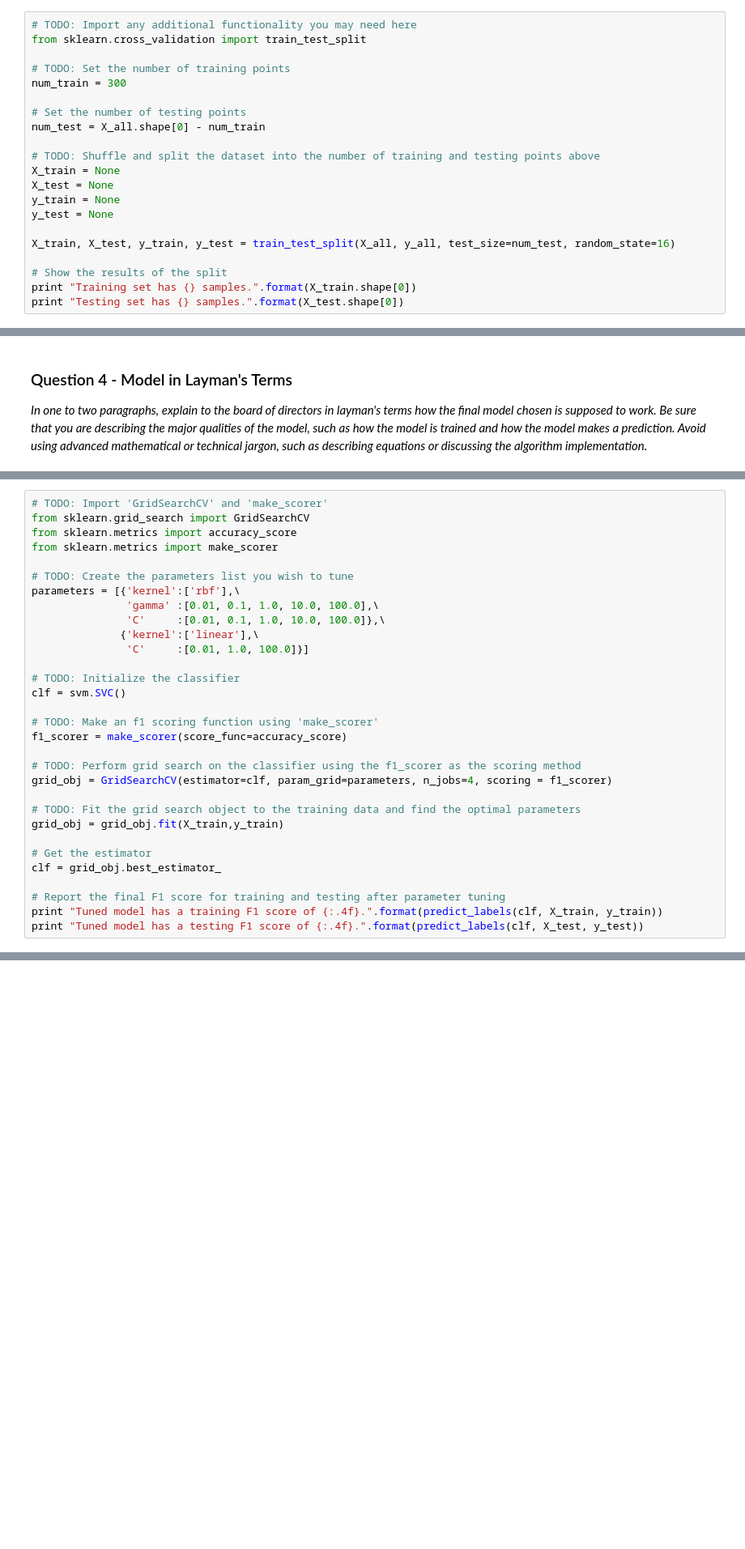
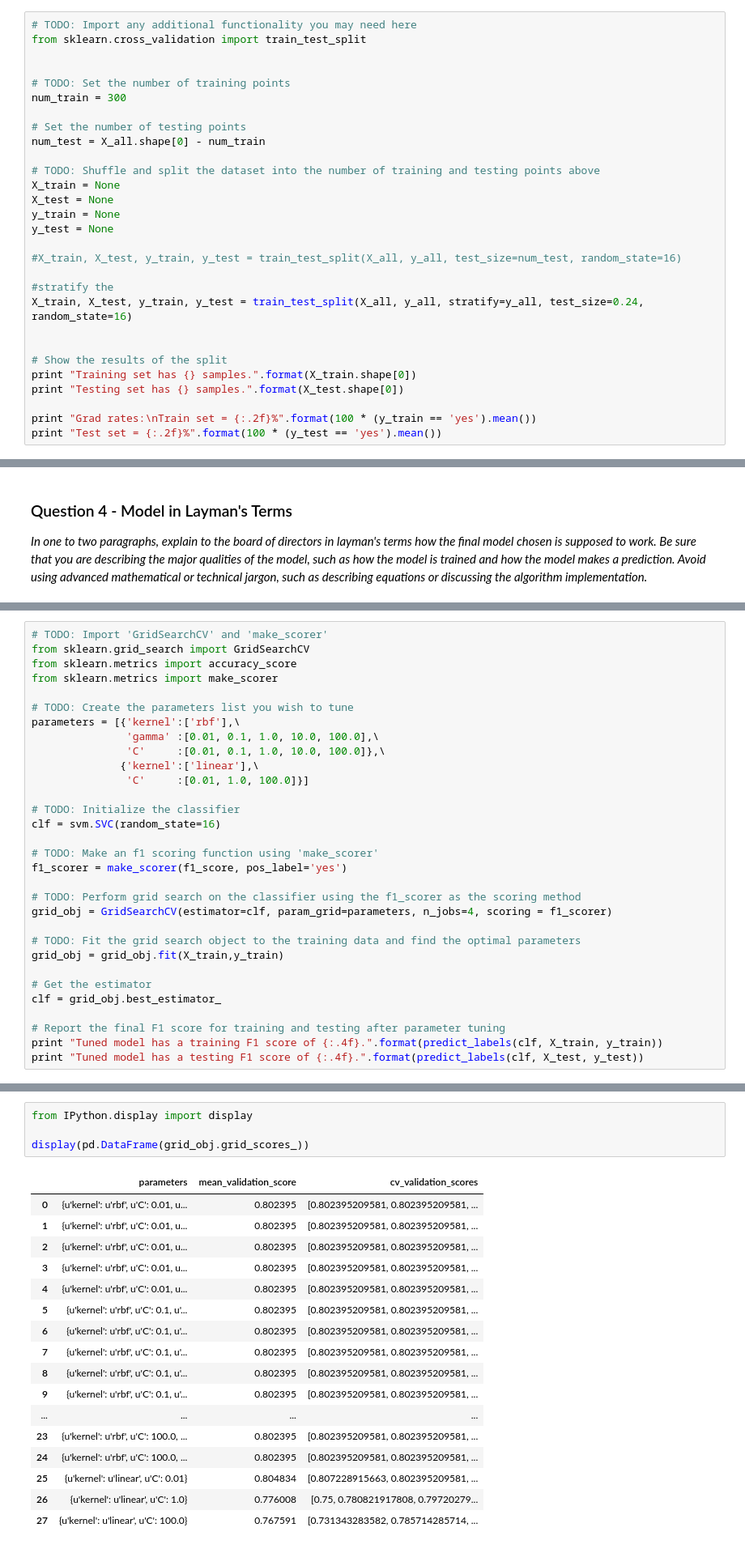
Before and after one commit to clos000/Student-Intervention, a Jupyter notebook: student_intervention.ipynb, the cells around one changed output, grey strips where cells are left out. Shown at 81% size. Saved outputs shown, nothing was run; the diff lists cells and outputs as text; blank space fills up the shorter version.

```diff
--- a/student_intervention.ipynb
+++ b/student_intervention.ipynb
@@ -163,6 +163,7 @@ So far, we have converted all _categorical_ features into numeric values. For th
 # %%
 # TODO: Import any additional functionality you may need here
 from sklearn.cross_validation import train_test_split
+
 
 # TODO: Set the number of training points
 num_train = 300
@@ -176,11 +177,18 @@ X_test = None
 y_train = None
 y_test = None
 
-X_train, X_test, y_train, y_test = train_test_split(X_all, y_all, test_size=num_test, random_state=16)
+#X_train, X_test, y_train, y_test = train_test_split(X_all, y_all, test_size=num_test, random_state=16)
+
+#stratify the
+X_train, X_test, y_train, y_test = train_test_split(X_all, y_all, stratify=y_all, test_size=0.24, random_state=16)
+
 
 # Show the results of the split
 print "Training set has {} samples.".format(X_train.shape[0])
 print "Testing set has {} samples.".format(X_test.shape[0])
+
+print "Grad rates:\nTrain set = {:.2f}%".format(100 * (y_train == 'yes').mean())
+print "Test set = {:.2f}%".format(100 * (y_test == 'yes').mean())
 # %% [output]
 Training set has 300 samples.
 Testing set has 95 samples.
@@ -389,10 +407,10 @@ parameters = [{'kernel':['rbf'],\
                'C'     :[0.01, 1.0, 100.0]}]
 
 # TODO: Initialize the classifier
-clf = svm.SVC()
+clf = svm.SVC(random_state=16)
 
 # TODO: Make an f1 scoring function using 'make_scorer'
-f1_scorer = make_scorer(score_func=accuracy_score)
+f1_scorer = make_scorer(f1_score, pos_label='yes')
 
 # TODO: Perform grid search on the classifier using the f1_scorer as the scoring method
 grid_obj = GridSearchCV(estimator=clf, param_grid=parameters, n_jobs=4, scoring = f1_scorer)
@@ -414,3 +432,25 @@ Tuned model has a testing F1 score of 0.8333.
+# %%
+from IPython.display import display
+
+display(pd.DataFrame(grid_obj.grid_scores_))
+# %% [output]
+|  | parameters | mean_validation_score | cv_validation_scores |
+| 0 | {u'kernel': u'rbf', u'C': 0.01, u... | 0.802395 | [0.802395209581, 0.802395209581, ... |
+| 1 | {u'kernel': u'rbf', u'C': 0.01, u... | 0.802395 | [0.802395209581, 0.802395209581, ... |
+| 2 | {u'kernel': u'rbf', u'C': 0.01, u... | 0.802395 | [0.802395209581, 0.802395209581, ... |
+| 3 | {u'kernel': u'rbf', u'C': 0.01, u... | 0.802395 | [0.802395209581, 0.802395209581, ... |
+| 4 | {u'kernel': u'rbf', u'C': 0.01, u... | 0.802395 | [0.802395209581, 0.802395209581, ... |
+| 5 | {u'kernel': u'rbf', u'C': 0.1, u'... | 0.802395 | [0.802395209581, 0.802395209581, ... |
+| 6 | {u'kernel': u'rbf', u'C': 0.1, u'... | 0.802395 | [0.802395209581, 0.802395209581, ... |
+| 7 | {u'kernel': u'rbf', u'C': 0.1, u'... | 0.802395 | [0.802395209581, 0.802395209581, ... |
+| 8 | {u'kernel': u'rbf', u'C': 0.1, u'... | 0.802395 | [0.802395209581, 0.802395209581, ... |
+| 9 | {u'kernel': u'rbf', u'C': 0.1, u'... | 0.802395 | [0.802395209581, 0.802395209581, ... |
+| ... | ... | ... | ... |
+| 23 | {u'kernel': u'rbf', u'C': 100.0, ... | 0.802395 | [0.802395209581, 0.802395209581, ... |
+| 24 | {u'kernel': u'rbf', u'C': 100.0, ... | 0.802395 | [0.802395209581, 0.802395209581, ... |
+| 25 | {u'kernel': u'linear', u'C': 0.01} | 0.804834 | [0.807228915663, 0.802395209581, ... |
+| 26 | {u'kernel': u'linear', u'C': 1.0} | 0.776008 | [0.75, 0.780821917808, 0.79720279... |
+| 27 | {u'kernel': u'linear', u'C': 100.0} | 0.767591 | [0.731343283582, 0.785714285714, ... |
 # %% [markdown]
 ### Question 5 - Final F<sub>1</sub> Score
 *What is the final model's F<sub>1</sub> score for training and testing? How does that score compare to the untuned model?*
```
Also changed, not shown: parts of 9 cells of this notebook, 1 other file.
